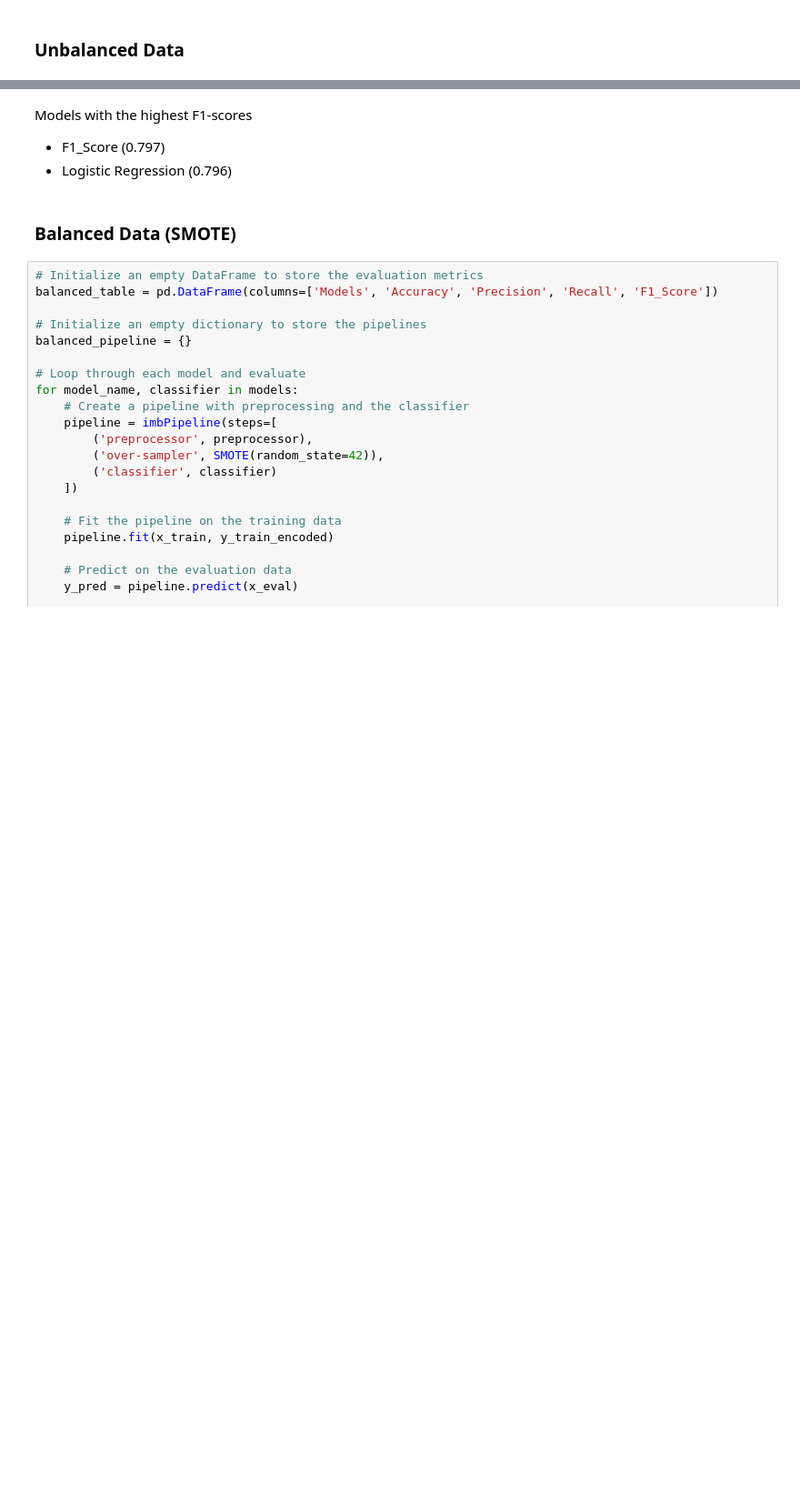
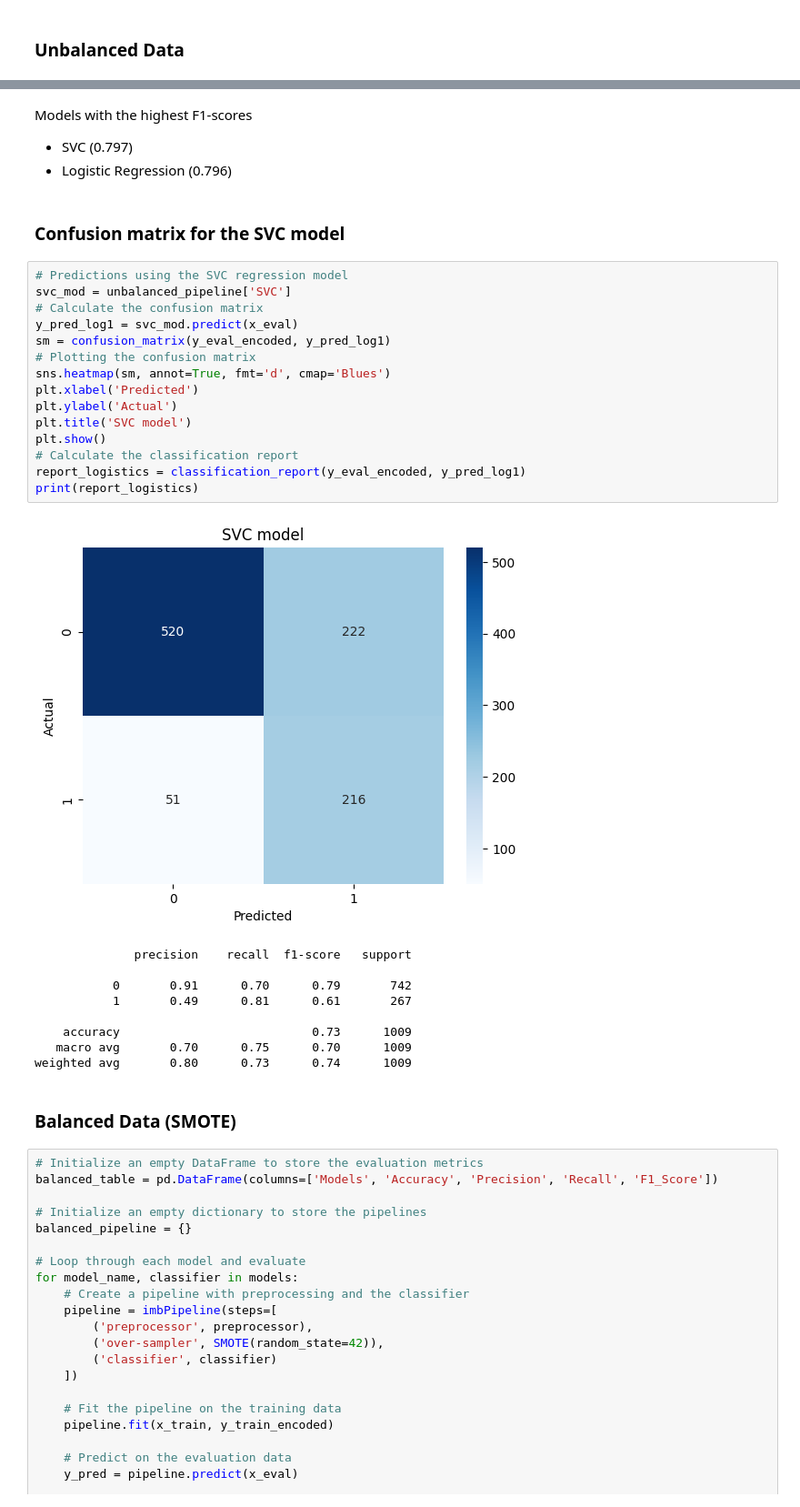
Before and after one commit to briansiaw5/Customer_Churn_ML_Prediction, a Jupyter notebook: main.ipynb, the cells around one changed output, grey strips where cells are left out. Shown at 91% size. Saved outputs shown, nothing was run; the diff lists cells and outputs as text; blank space fills up the shorter version.

```diff
--- a/main.ipynb
+++ b/main.ipynb
@@ -1442,7 +1455,34 @@ unbalanced_table
 # %% [markdown]
 Models with the highest F1-scores
-- F1_Score (0.797)
+- SVC (0.797)
 - Logistic Regression (0.796)
+# %% [markdown]
+### Confusion matrix for the SVC model
+# %%
+# Predictions using the SVC regression model
+svc_mod = unbalanced_pipeline['SVC']
+# Calculate the confusion matrix
+y_pred_log1 = svc_mod.predict(x_eval)
+sm = confusion_matrix(y_eval_encoded, y_pred_log1)
+# Plotting the confusion matrix
+sns.heatmap(sm, annot=True, fmt='d', cmap='Blues')
+plt.xlabel('Predicted')
+plt.ylabel('Actual')
+plt.title('SVC model')
+plt.show()
+# Calculate the classification report
+report_logistics = classification_report(y_eval_encoded, y_pred_log1)
+print(report_logistics)
+# %% [output]
+[figure, added]
+              precision    recall  f1-score   support
+
+           0       0.91      0.70      0.79       742
+           1       0.49      0.81      0.61       267
+
+    accuracy                           0.73      1009
+   macro avg       0.70      0.75      0.70      1009
+weighted avg       0.80      0.73      0.74      1009
 # %% [markdown]
 ### Balanced Data (SMOTE)
 # %%
```
Also changed, not shown: parts of 13 cells of this notebook.
